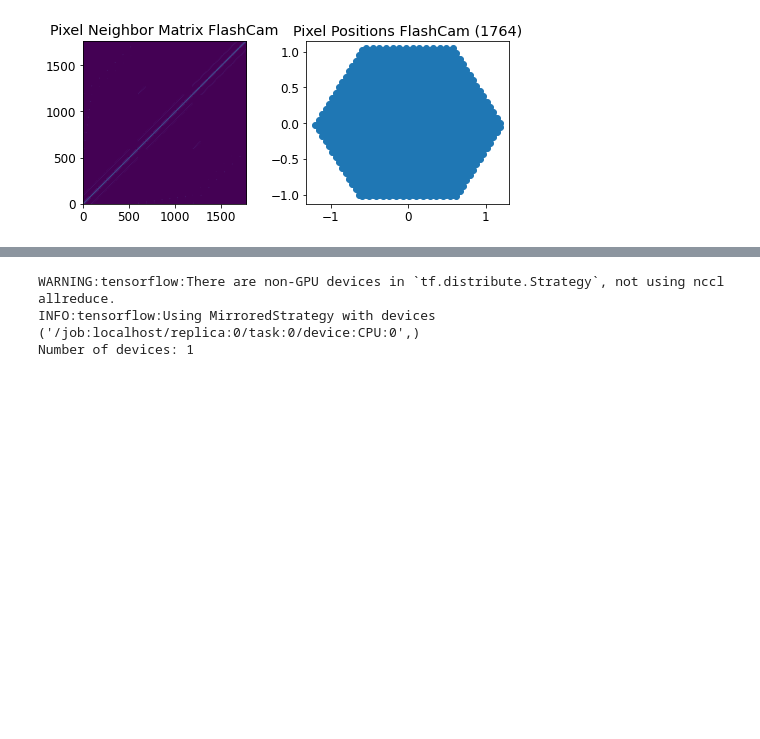
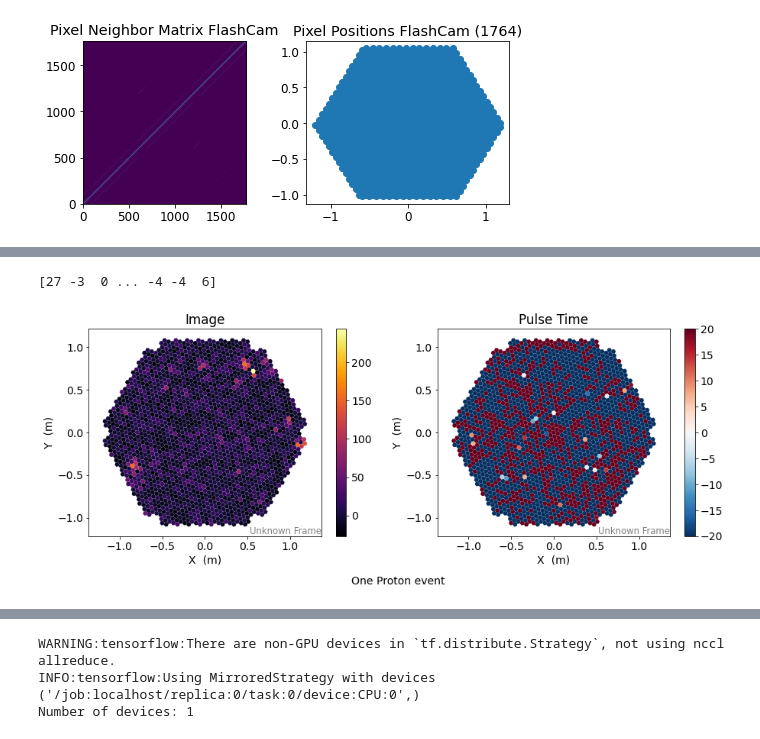
Before and after one commit to dima137/iact_dnn, a Jupyter notebook: gnn/iact_gnn.ipynb, the cells around one changed output, grey strips where cells are left out. Drawn from its saved outputs; the diff is of its cells as text; code cells hidden in the pictures; blank space fills up the shorter version.

```diff
--- a/gnn/iact_gnn.ipynb
+++ b/gnn/iact_gnn.ipynb
@@ -452,3 +573,36 @@ Now adjacency shape is: (1855, 1855)
+# %%
+#plot examplex of proton events here
+
+
+#define global figuresize
+plt.rcParams['figure.figsize'] = (12, 8)
+plt.rcParams['font.size'] = 14
+plt.rcParams['figure.figsize']
+
+print(protons.root.dl1.event.telescope.images.tel_001.col("image")[5]) #list of pixel values for specific proton event
+
+
+i = 35 #select specific image
+fig, (ax1, ax2) = plt.subplots(1, 2, figsize=(15, 5))
+txt="One Proton event"
+plt.figtext(0.5, -0.05, txt, wrap=True, horizontalalignment='center')
+
+
+d1 = CameraDisplay(CameraGeometry.from_name("LSTCam"), ax=ax1)
+d2 = CameraDisplay(CameraGeometry.from_name("LSTCam"), ax=ax2)
+
+ax1.set_title('Image')
+d1.image = protons.root.dl1.event.telescope.images.tel_001.col("image")[i]
+d1.add_colorbar(ax=ax1)
+
+ax2.set_title('Pulse Time')
+d2.image = protons.root.dl1.event.telescope.images.tel_001.col("peak_time")[i] - np.average(h5file.root.dl1.event.telescope.images.tel_001.col("peak_time")[i], weights=h5file.root.dl1.event.telescope.images.tel_001.col("image")[i])
+d2.cmap = 'RdBu_r'
+d2.add_colorbar(ax=ax2)
+d2.set_limits_minmax(-20,20)
+# %% [output]
+[27 -3  0 ... -4 -4  6]
+[figure, added]
 # %%
 #prepare gamma labels for each graph (meaning each image)
 labels = np.ones(np.size(images_lst, 0))
```
Also changed, not shown: parts of 32 cells of this notebook.
